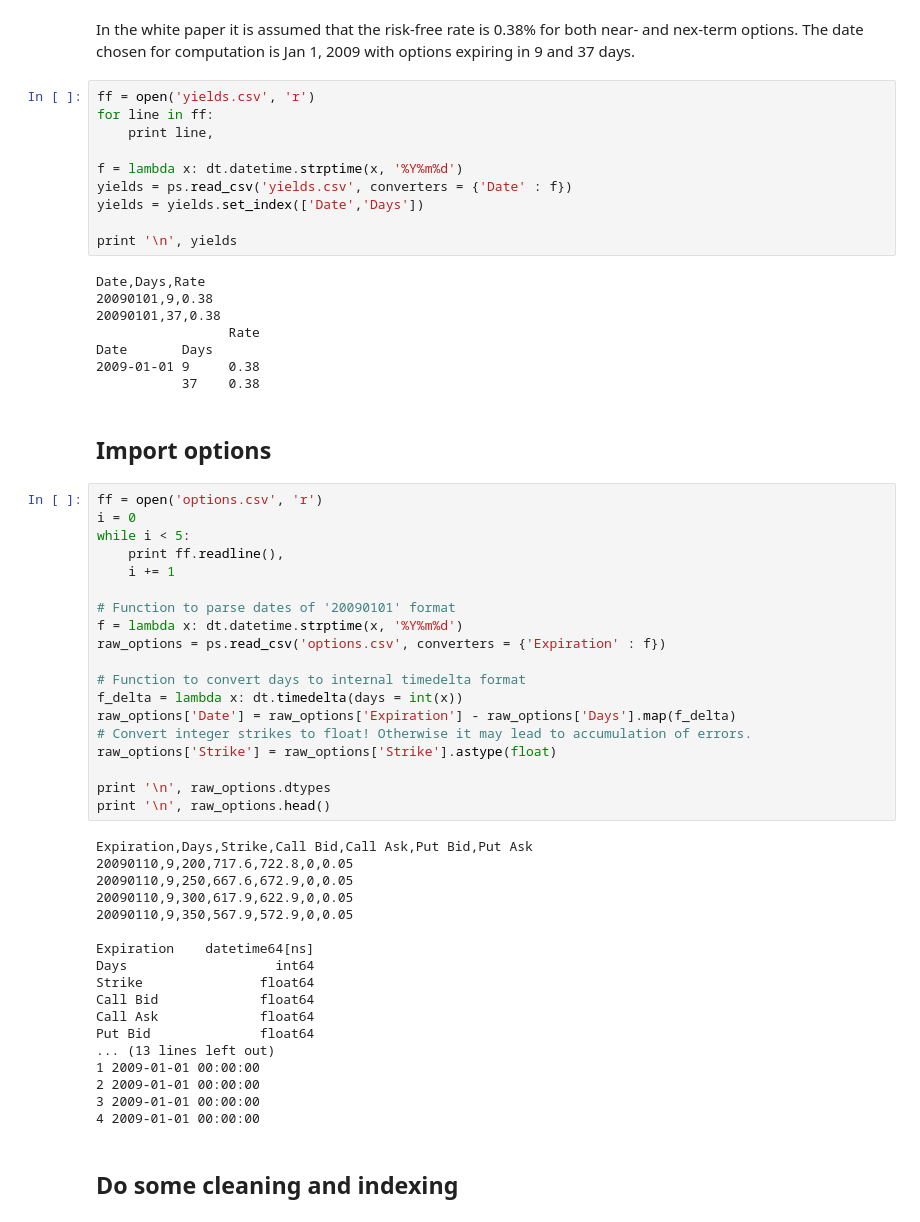
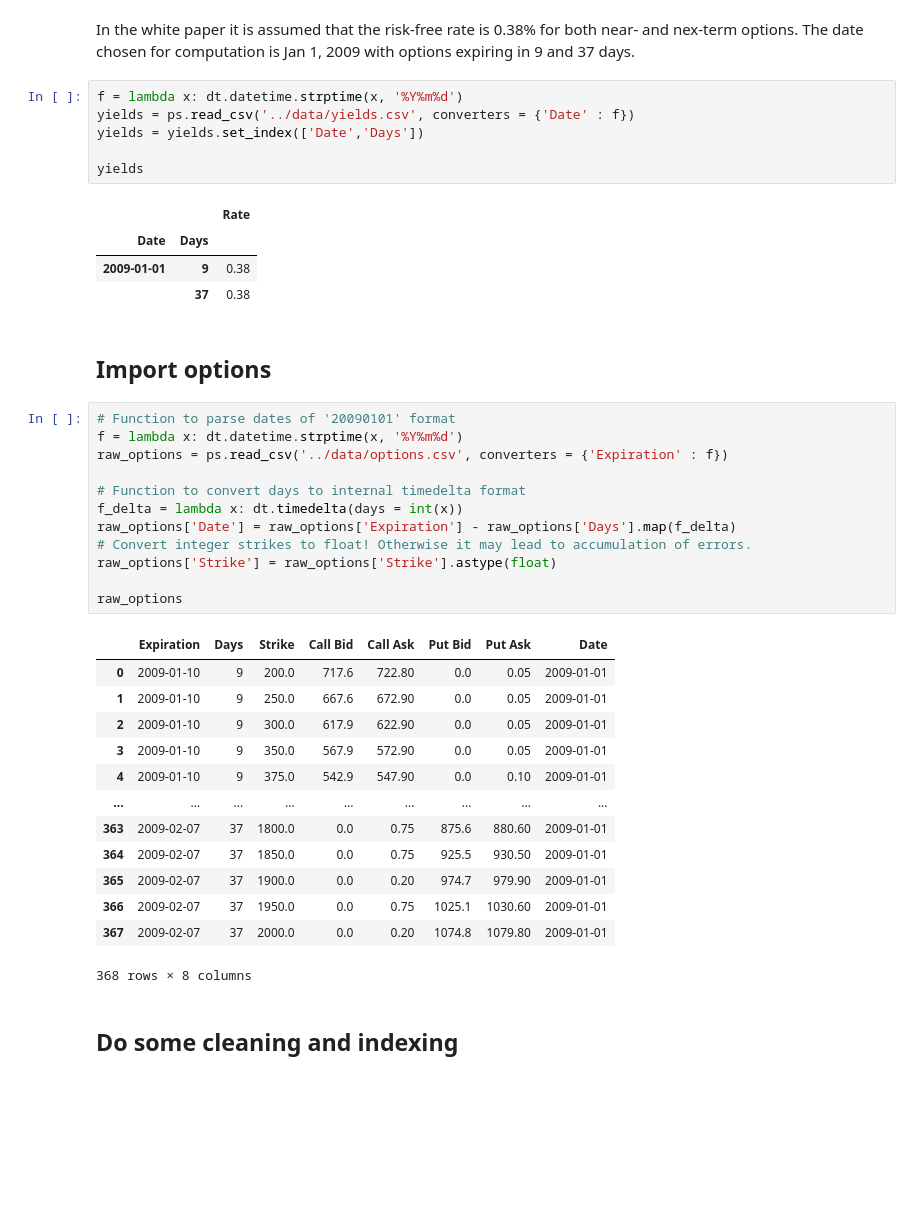
Before and after one commit to khrapovs/vix, a Jupyter notebook: notebooks/Replicate_VIXwite.ipynb, the cells around one changed output. Cells and saved outputs as stored; diff of their text form; blank space fills up the shorter version.

```diff
--- a/notebooks/Replicate_VIXwite.ipynb
+++ b/notebooks/Replicate_VIXwite.ipynb
@@ -43,62 +43,44 @@ import numpy as np
 # %% [markdown]
 In the white paper it is assumed that the risk-free rate is 0.38% for both near- and nex-term options. The date chosen for computation is Jan 1, 2009 with options expiring in 9 and 37 days.
 # %%
-ff = open('yields.csv', 'r')
-for line in ff:
-    print line,
-
 f = lambda x: dt.datetime.strptime(x, '%Y%m%d')
-yields = ps.read_csv('yields.csv', converters = {'Date' : f})
+yields = ps.read_csv('../data/yields.csv', converters = {'Date' : f})
 yields = yields.set_index(['Date','Days'])
 
-print '\n', yields
+yields
 # %% [output]
-Date,Days,Rate
-20090101,9,0.38
-20090101,37,0.38
-                 Rate
-Date       Days
-2009-01-01 9     0.38
-           37    0.38
+|  |  | Rate |
+| Date | Days |  |
+| 2009-01-01 | 9 | 0.38 |
+|  | 37 | 0.38 |
 # %% [markdown]
 ## Import options
 # %%
-ff = open('options.csv', 'r')
-i = 0
-while i < 5:
-    print ff.readline(),
-    i += 1
-
 # Function to parse dates of '20090101' format
 f = lambda x: dt.datetime.strptime(x, '%Y%m%d')
-raw_options = ps.read_csv('options.csv', converters = {'Expiration' : f})
+raw_options = ps.read_csv('../data/options.csv', converters = {'Expiration' : f})
 
 # Function to convert days to internal timedelta format
 f_delta = lambda x: dt.timedelta(days = int(x))
 raw_options['Date'] = raw_options['Expiration'] - raw_options['Days'].map(f_delta)
 # Convert integer strikes to float! Otherwise it may lead to accumulation of errors.
 raw_options['Strike'] = raw_options['Strike'].astype(float)
 
-print '\n', raw_options.dtypes
-print '\n', raw_options.head()
+raw_options
 # %% [output]
+|  | Expiration | Days | Strike | Call Bid | Call Ask | Put Bid | Put Ask | Date |
+| 0 | 2009-01-10 | 9 | 200.0 | 717.6 | 722.80 | 0.0 | 0.05 | 2009-01-01 |
+| 1 | 2009-01-10 | 9 | 250.0 | 667.6 | 672.90 | 0.0 | 0.05 | 2009-01-01 |
+| 2 | 2009-01-10 | 9 | 300.0 | 617.9 | 622.90 | 0.0 | 0.05 | 2009-01-01 |
+| 3 | 2009-01-10 | 9 | 350.0 | 567.9 | 572.90 | 0.0 | 0.05 | 2009-01-01 |
+| 4 | 2009-01-10 | 9 | 375.0 | 542.9 | 547.90 | 0.0 | 0.10 | 2009-01-01 |
+| ... | ... | ... | ... | ... | ... | ... | ... | ... |
+| 363 | 2009-02-07 | 37 | 1800.0 | 0.0 | 0.75 | 875.6 | 880.60 | 2009-01-01 |
+| 364 | 2009-02-07 | 37 | 1850.0 | 0.0 | 0.75 | 925.5 | 930.50 | 2009-01-01 |
+| 365 | 2009-02-07 | 37 | 1900.0 | 0.0 | 0.20 | 974.7 | 979.90 | 2009-01-01 |
+| 366 | 2009-02-07 | 37 | 1950.0 | 0.0 | 0.75 | 1025.1 | 1030.60 | 2009-01-01 |
+| 367 | 2009-02-07 | 37 | 2000.0 | 0.0 | 0.20 | 1074.8 | 1079.80 | 2009-01-01 |
-Expiration,Days,Strike,Call Bid,Call Ask,Put Bid,Put Ask
-20090110,9,200,717.6,722.8,0,0.05
-20090110,9,250,667.6,672.9,0,0.05
-20090110,9,300,617.9,622.9,0,0.05
-20090110,9,350,567.9,572.9,0,0.05
-
-Expiration    datetime64[ns]
-Days                   int64
-Strike               float64
-Call Bid             float64
-Call Ask             float64
-Put Bid              float64
-... (13 lines left out)
-1 2009-01-01 00:00:00
-2 2009-01-01 00:00:00
-3 2009-01-01 00:00:00
-4 2009-01-01 00:00:00
+368 rows × 8 columns
 # %% [markdown]
 ## Do some cleaning and indexing
 # %%
```
Also changed, not shown: parts of 14 cells of this notebook.
